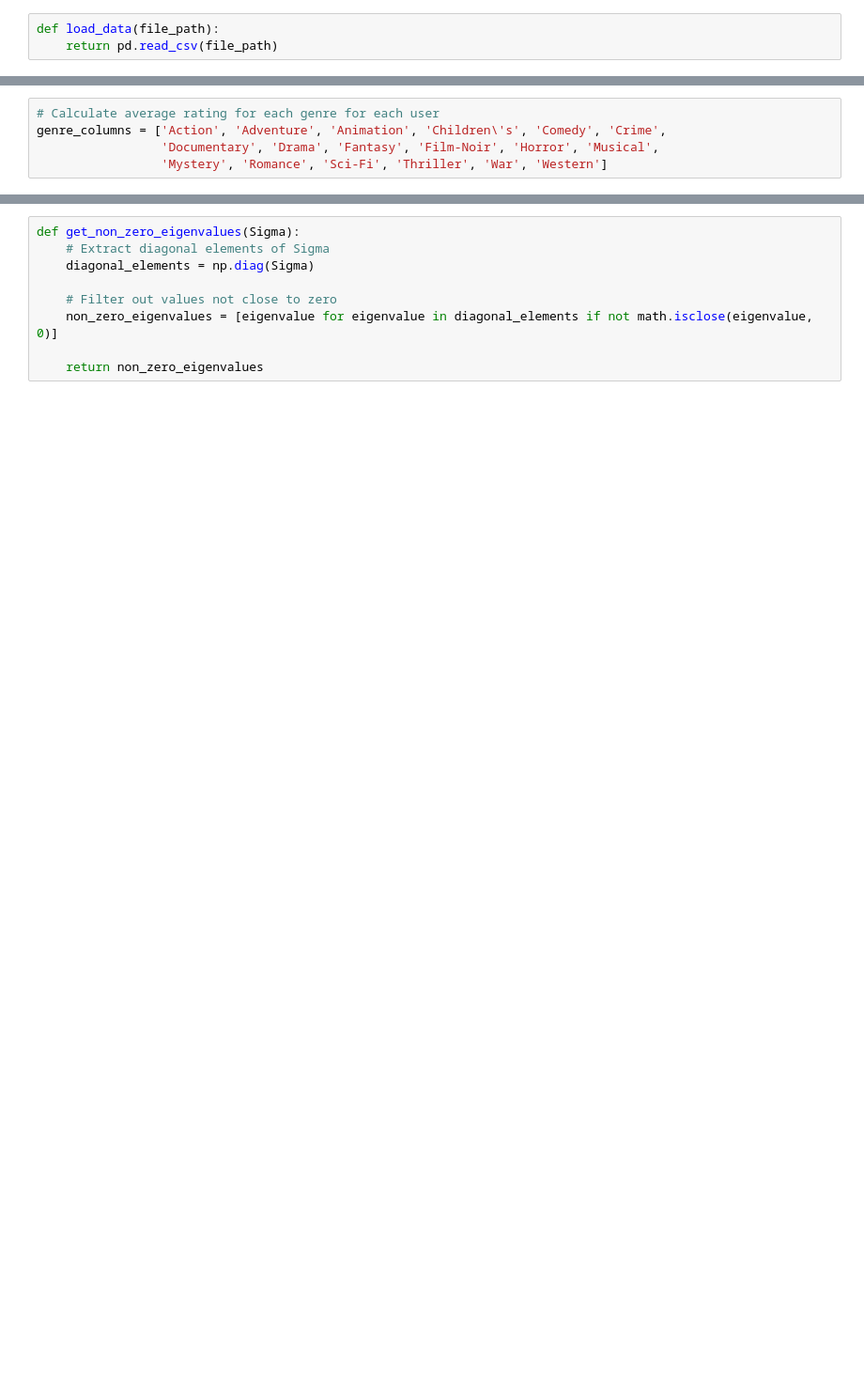
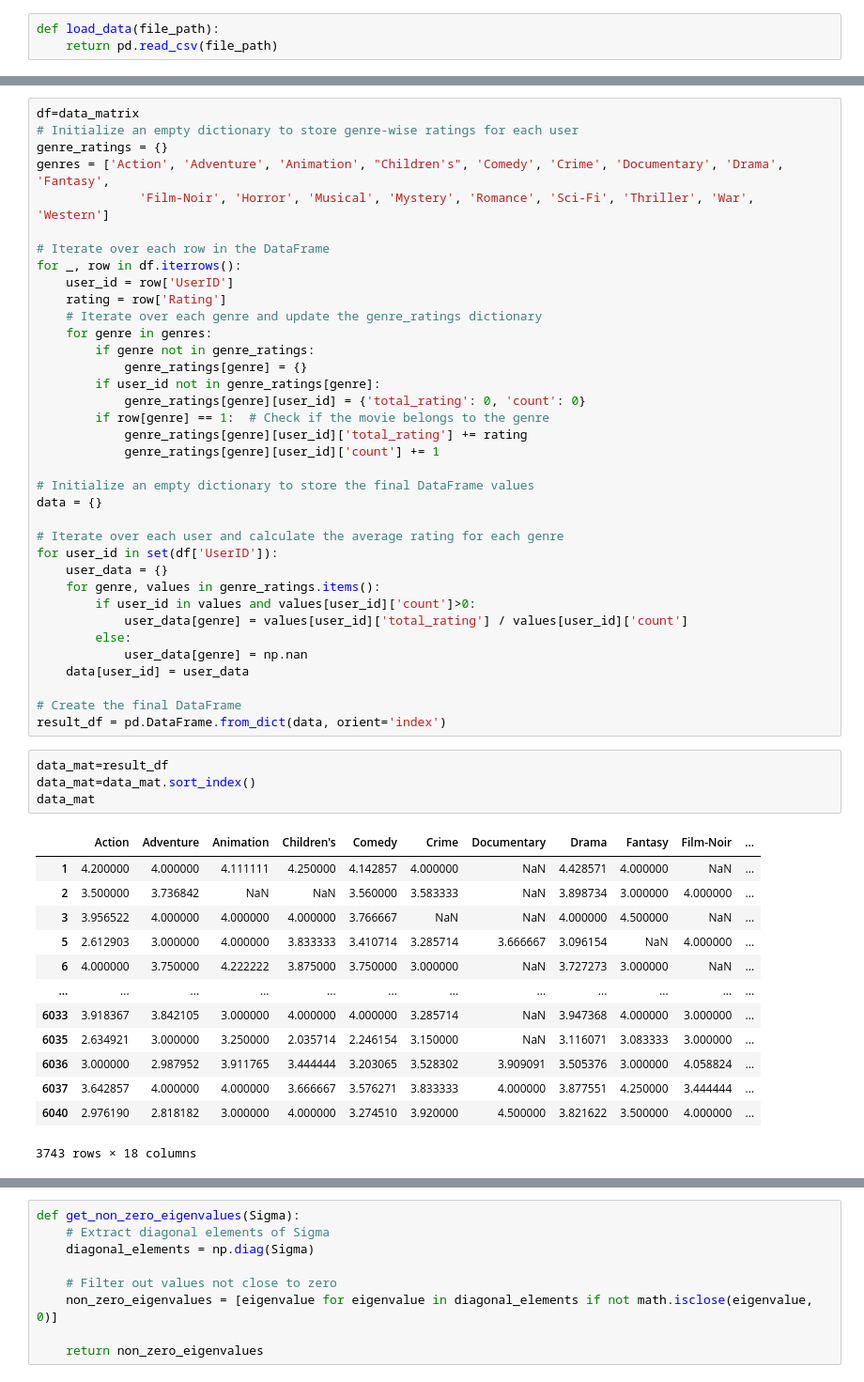
Before and after one commit to RecSys-The-Hood/MiniProject, a Jupyter notebook: SVD_Kmeans copy.ipynb, the cells around one changed output, grey strips where cells are left out. Shown at 94% size. Drawn from its saved outputs; the diff is of its cells as text; blank space fills up the shorter version.

```diff
--- a/SVD_Kmeans copy.ipynb
+++ b/SVD_Kmeans copy.ipynb
@@ -84,5 +72,54 @@ See the caveats in the documentation: https://pandas.pydata.org/pandas-docs/stab
-# %%
-# Calculate average rating for each genre for each user
-genre_columns = ['Action', 'Adventure', 'Animation', 'Children\'s', 'Comedy', 'Crime',
-                 'Documentary', 'Drama', 'Fantasy', 'Film-Noir', 'Horror', 'Musical',
-                 'Mystery', 'Romance', 'Sci-Fi', 'Thriller', 'War', 'Western']
+# %%
+df=data_matrix
+# Initialize an empty dictionary to store genre-wise ratings for each user
+genre_ratings = {}
+genres = ['Action', 'Adventure', 'Animation', "Children's", 'Comedy', 'Crime', 'Documentary', 'Drama', 'Fantasy',
+              'Film-Noir', 'Horror', 'Musical', 'Mystery', 'Romance', 'Sci-Fi', 'Thriller', 'War', 'Western']
+
+# Iterate over each row in the DataFrame
+for _, row in df.iterrows():
+    user_id = row['UserID']
+    rating = row['Rating']
+    # Iterate over each genre and update the genre_ratings dictionary
+    for genre in genres:
+        if genre not in genre_ratings:
+            genre_ratings[genre] = {}
+        if user_id not in genre_ratings[genre]:
+            genre_ratings[genre][user_id] = {'total_rating': 0, 'count': 0}
+        if row[genre] == 1:  # Check if the movie belongs to the genre
+            genre_ratings[genre][user_id]['total_rating'] += rating
+            genre_ratings[genre][user_id]['count'] += 1
+
+# Initialize an empty dictionary to store the final DataFrame values
+data = {}
+
+# Iterate over each user and calculate the average rating for each genre
+for user_id in set(df['UserID']):
+    user_data = {}
+    for genre, values in genre_ratings.items():
+        if user_id in values and values[user_id]['count']>0:
+            user_data[genre] = values[user_id]['total_rating'] / values[user_id]['count']
+        else:
+            user_data[genre] = np.nan
+    data[user_id] = user_data
+
+# Create the final DataFrame
+result_df = pd.DataFrame.from_dict(data, orient='index')
+# %%
+data_mat=result_df
+data_mat=data_mat.sort_index()
+data_mat
+# %% [output]
+|  | Action | Adventure | Animation | Children's | Comedy | Crime | Documentary | Drama | Fantasy | Film-Noir | ... |
+| 1 | 4.200000 | 4.000000 | 4.111111 | 4.250000 | 4.142857 | 4.000000 | NaN | 4.428571 | 4.000000 | NaN | ... |
+| 2 | 3.500000 | 3.736842 | NaN | NaN | 3.560000 | 3.583333 | NaN | 3.898734 | 3.000000 | 4.000000 | ... |
+| 3 | 3.956522 | 4.000000 | 4.000000 | 4.000000 | 3.766667 | NaN | NaN | 4.000000 | 4.500000 | NaN | ... |
+| 5 | 2.612903 | 3.000000 | 4.000000 | 3.833333 | 3.410714 | 3.285714 | 3.666667 | 3.096154 | NaN | 4.000000 | ... |
+| 6 | 4.000000 | 3.750000 | 4.222222 | 3.875000 | 3.750000 | 3.000000 | NaN | 3.727273 | 3.000000 | NaN | ... |
+| ... | ... | ... | ... | ... | ... | ... | ... | ... | ... | ... | ... |
+| 6033 | 3.918367 | 3.842105 | 3.000000 | 4.000000 | 4.000000 | 3.285714 | NaN | 3.947368 | 4.000000 | 3.000000 | ... |
+| 6035 | 2.634921 | 3.000000 | 3.250000 | 2.035714 | 2.246154 | 3.150000 | NaN | 3.116071 | 3.083333 | 3.000000 | ... |
+| 6036 | 3.000000 | 2.987952 | 3.911765 | 3.444444 | 3.203065 | 3.528302 | 3.909091 | 3.505376 | 3.000000 | 4.058824 | ... |
+| 6037 | 3.642857 | 4.000000 | 4.000000 | 3.666667 | 3.576271 | 3.833333 | 4.000000 | 3.877551 | 4.250000 | 3.444444 | ... |
+| 6040 | 2.976190 | 2.818182 | 3.000000 | 4.000000 | 3.274510 | 3.920000 | 4.500000 | 3.821622 | 3.500000 | 4.000000 | ... |
+3743 rows × 18 columns
```
Also changed, not shown: parts of 18 cells of this notebook, 7 other files.
